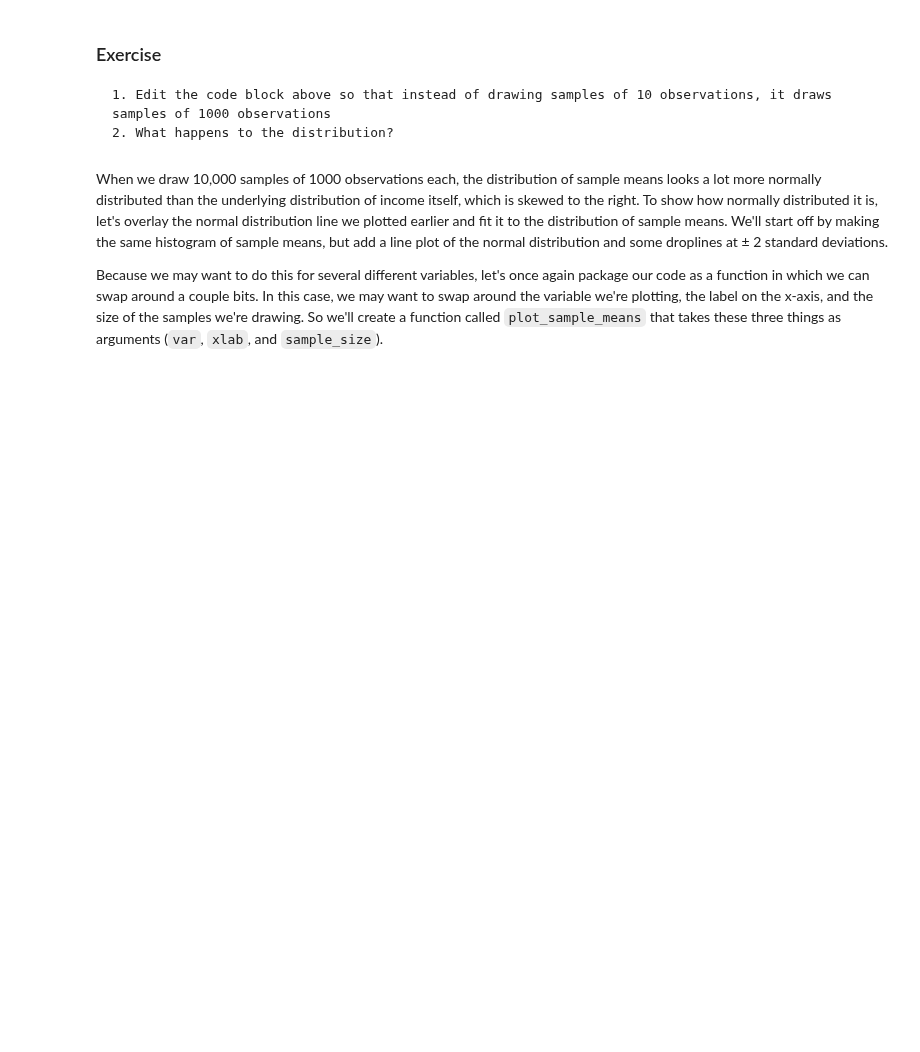
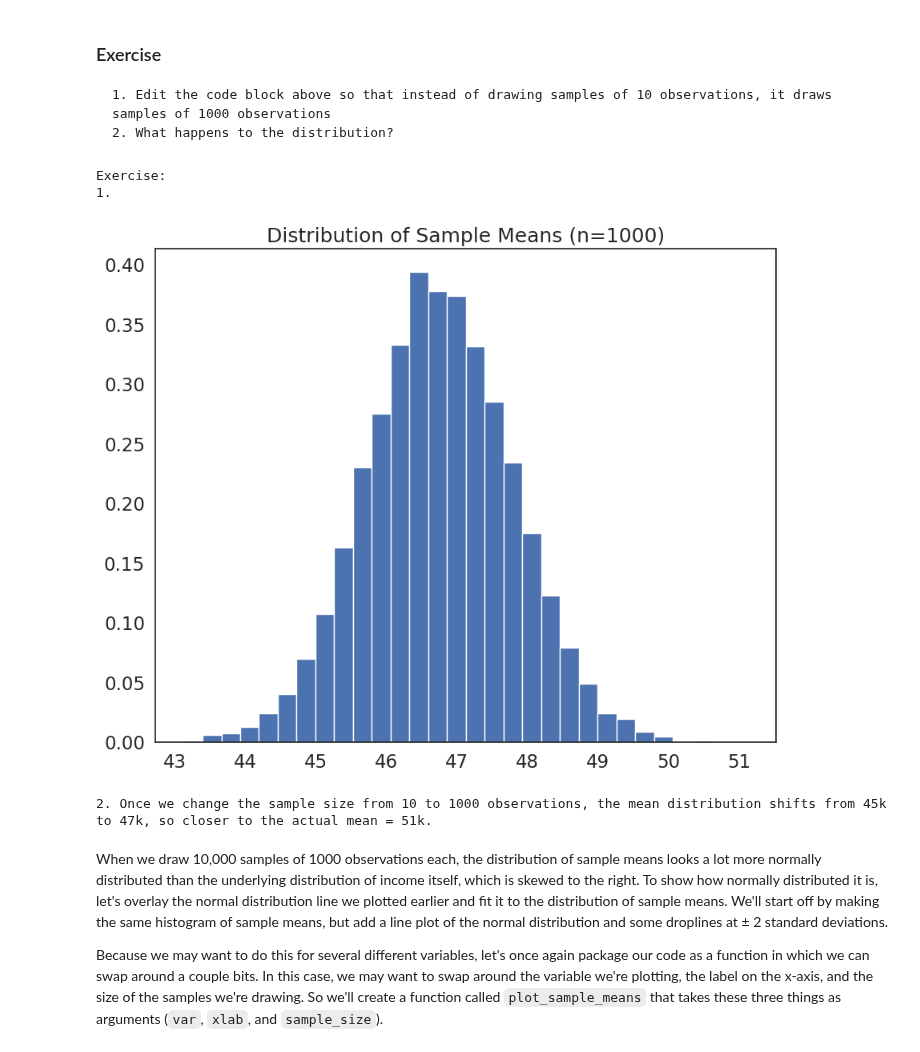
Before and after one commit to alixtrn/QM2, a Jupyter notebook: W5_Distributions_and_Basic_Statistics.ipynb, the cells around one changed output. Drawn from its saved outputs; the diff is of its cells as text; code cells hidden in the pictures; blank space fills up the shorter version.

```diff
--- a/W5_Distributions_and_Basic_Statistics.ipynb
+++ b/W5_Distributions_and_Basic_Statistics.ipynb
@@ -441,6 +476,31 @@ plt.show()
 
     1. Edit the code block above so that instead of drawing samples of 10 observations, it draws samples of 1000 observations
     2. What happens to the distribution?
+# %%
+# Exercise:
+
+print('Exercise:\n1.')
+
+#create an empty list to store sample means
+sample_means=[]
+
+sample_size=1000
+# loop 10,000 times.
+for i in range(0,10000):
+    sample= df['income'].sample(sample_size, replace=True) # draw a sample of 10 observations from the income variable, with replacement
+    sample_mean=sample.mean() # calculate the mean of the sample
+    sample_means.append(sample_mean) # append the sample mean to the list of sample means
+
+plt.hist(sample_means, bins=30, edgecolor='white', density=True) # plot a histogram of the sample means
+plt.title('Distribution of Sample Means (n={})'.format(sample_size)) # add a title
+plt.show()
+
+print('\n\n2. Once we change the sample size from 10 to 1000 observations, the mean distribution shifts from 45k to 47k, so closer to the actual mean = 51k.')
+# %% [output]
+Exercise:
+1.
+[figure, added]
+2. Once we change the sample size from 10 to 1000 observations, the mean distribution shifts from 45k to 47k, so closer to the actual mean = 51k.
 # %% [markdown]
 When we draw 10,000 samples of 1000 observations each, the distribution of sample means looks a lot more normally distributed than the underlying distribution of income itself, which is skewed to the right. To show how normally distributed it is, let's overlay the normal distribution line we plotted earlier and fit it to the distribution of sample means. We'll start off by making the same histogram of sample means, but add a line plot of the normal distribution and some droplines at ± 2 standard deviations.
 
```
Also changed, not shown: parts of 17 cells of this notebook.
